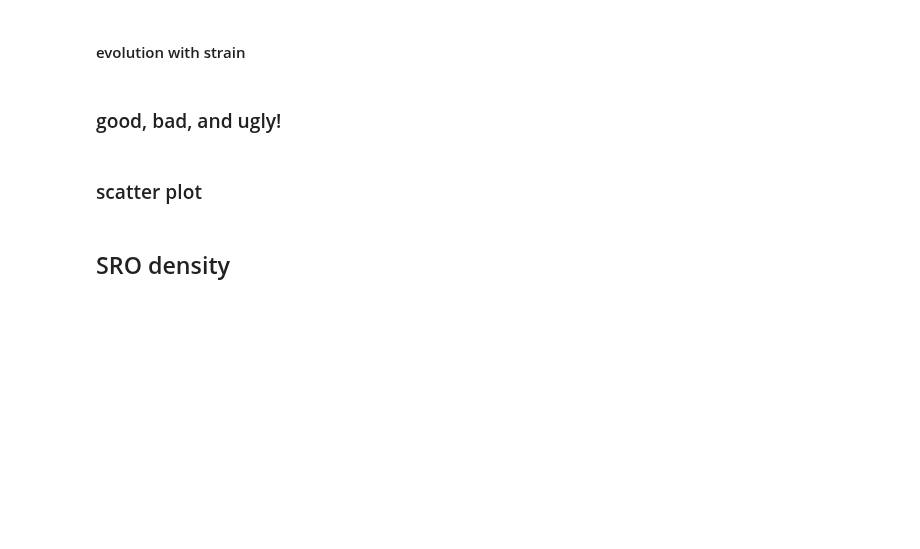
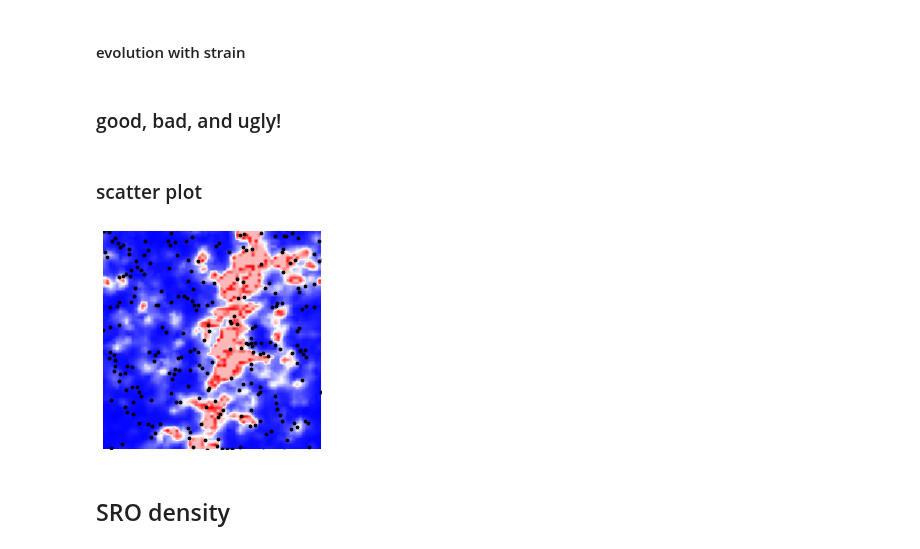
Before and after one commit to kkarimi62/glassDeformation, a Jupyter notebook: python/analyzePlasticity.ipynb, the cells around one changed output. Saved outputs shown, nothing was run; the diff lists cells and outputs as text; code cells hidden in the pictures; blank space fills up the shorter version.

```diff
--- a/python/analyzePlasticity.ipynb
+++ b/python/analyzePlasticity.ipynb
@@ -3905,29 +3982,31 @@ def PdfD2minGoodBad( lmpData, lmpDmin, badfit, goodfit,  times,
 # %%
 if eval(confParser['flags']['DminAnalysis']) and eval(confParser['flags']['VorAnl']):
 
 #     PlotDminVor( lmpVor, lmpDmin,
 #                  times = [itime], #[2000000],#list(lmpData.coord_atoms_broken.keys()),
 #                 title='d2minBad',
 #                )
     itime = eval(confParser['parameters']['itime'])
     itime0 = eval(confParser['parameters']['itime0'])
 
     vor = lp.Atoms( **lmpVor.coord_atoms_broken[itime].to_dict(orient='series') )
     d2min = lp.Atoms( **lmpDmin.coord_atoms_broken[itime].to_dict(orient='series') )
     box = lp.Box( BoxBounds = lmpData.BoxBounds[itime], AddMissing = np.array([0.0,0.0,0.0] ))
 
     #
     (xlin, ylin, zlin), (xv, yv, zv), mu_intrp = utl.IntrpScatter(
                     d2min, box, 'd2min',
                     vor,
                     Plot = True,
-                    title='VorAnl/d2min_ico_annealed.png',
+                    title='VorAnl/d2min_ico_quenched.png',
                     ticklabels = False,
                     colorbar = False,
                     zscore = True,
                     color='black',
                     s=8,
                    )
+# %% [output]
+[figure, added]
 # %% [markdown]
 ## SRO density
 # %%
```
Also changed, not shown: parts of 18 cells of this notebook, 3 other files.
